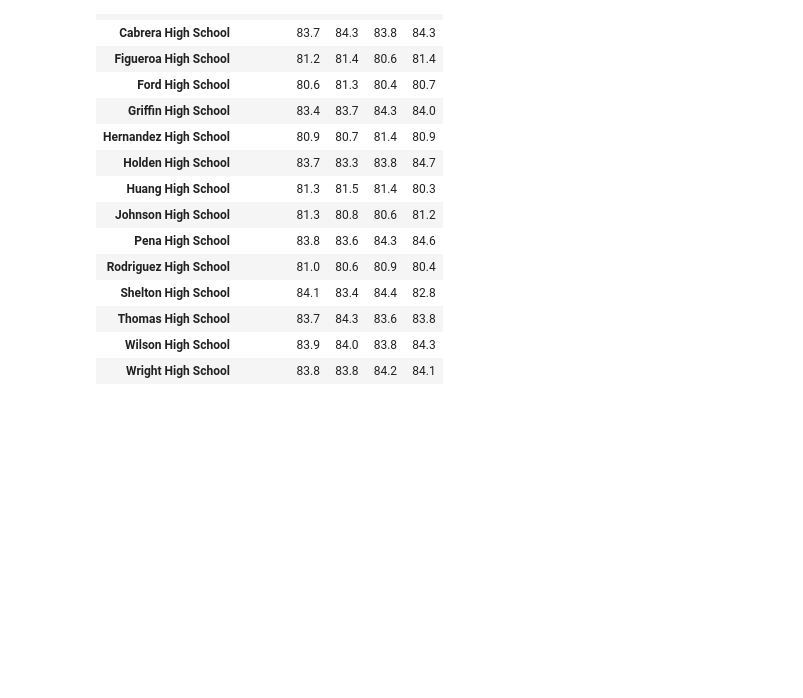
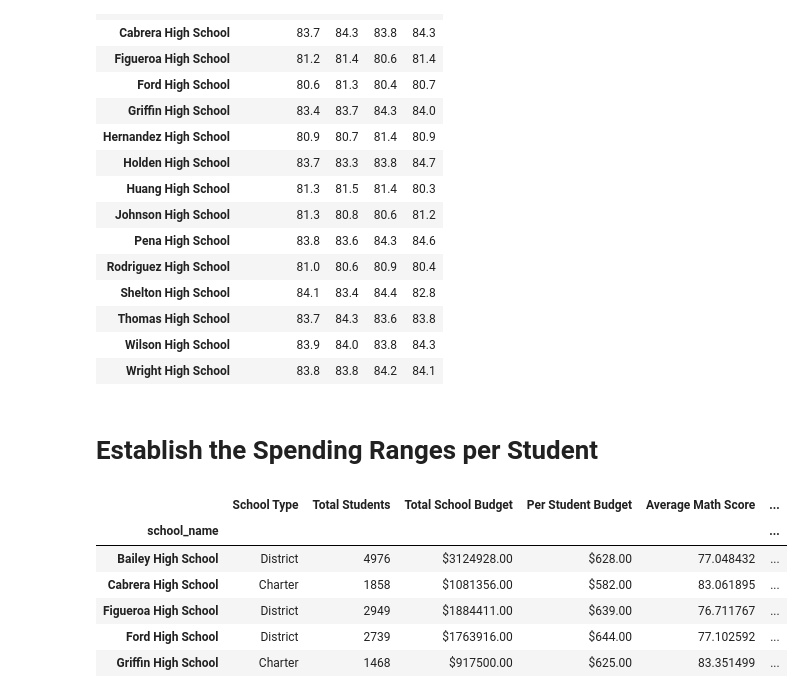
Before and after one commit to risedragon/School_District_Analysis, a Jupyter notebook: PyCitySchools.ipynb, the cells around one changed output. Saved outputs shown, nothing was run; the diff lists cells and outputs as text; code cells hidden in the pictures; blank space fills up the shorter version.

Commit message:
scores by school spending

```diff
--- a/PyCitySchools.ipynb
+++ b/PyCitySchools.ipynb
@@ -241,15 +241,15 @@ school_summary_df
 | Wright High School | Charter | 1800 | 1049400 | 83.682222 | 83.955000 | ... |
 # %%
 # Passing Math Students
-school_passing_math = passing_math_df.groupby('school_name').agg({'student_name':'count'})['student_name']/school_summary_df['Total Students']
+school_passing_math = passing_math_df.groupby('school_name').agg({'student_name':'count'})['student_name']/school_summary_df['Total Students']*100
 school_passing_math_df = pd.DataFrame({"% Passing Reading": school_passing_math})
 # %%
 # Passing Reading Students
-school_passing_reading = passing_reading_df.groupby('school_name').agg({'student_name':'count'})['student_name']/school_summary_df['Total Students']
+school_passing_reading = passing_reading_df.groupby('school_name').agg({'student_name':'count'})['student_name']/school_summary_df['Total Students']*100
 school_passing_reading_df = pd.DataFrame({"% Passing Math": school_passing_reading})
 # %%
 # Both Passing Students
-school_both_passing = passing_both_df.groupby('school_name').agg({'student_name':'count'})['student_name']/school_summary_df['Total Students']
+school_both_passing = passing_both_df.groupby('school_name').agg({'student_name':'count'})['student_name']/school_summary_df['Total Students']*100
 school_both_passing_df = pd.DataFrame({"% Overall Passing": school_both_passing})
 # %%
 # Merge Passing Math, Passing Reading, Both Passing
@@ -349,3 +349,21 @@ school_complete_df[["school_name","grade","reading_score"]].groupby(["school_nam
 | Thomas High School | 83.7 | 84.3 | 83.6 | 83.8 |
 | Wilson High School | 83.9 | 84.0 | 83.8 | 84.3 |
 | Wright High School | 83.8 | 83.8 | 84.2 | 84.1 |
+# %% [markdown]
+# Establish the Spending Ranges per Student
+# %%
+# Establish the spending bins and group names.
+spending_bins = [0, 585, 630, 645, 675]
+group_names = ["<$584", "$585-629", "$630-644", "$645-675"]
+# Categorize spending based on the bins.
+school_summary_df["Spending Ranges (Per Student)"]= pd.cut(school_summary_df['Per Student Budget'].replace('[\$]','',regex=True).astype('float'),spending_bins,labels = group_names)
+# %%
+school_summary_df.head()
+# %% [output]
+|  | School Type | Total Students | Total School Budget | Per Student Budget | Average Math Score | ... |
+| school_name |  |  |  |  |  | ... |
+| Bailey High School | District | 4976 | $3124928.00 | $628.00 | 77.048432 | ... |
+| Cabrera High School | Charter | 1858 | $1081356.00 | $582.00 | 83.061895 | ... |
+| Figueroa High School | District | 2949 | $1884411.00 | $639.00 | 76.711767 | ... |
+| Ford High School | District | 2739 | $1763916.00 | $644.00 | 77.102592 | ... |
+| Griffin High School | Charter | 1468 | $917500.00 | $625.00 | 83.351499 | ... |
```
Also changed, not shown: parts of 3 cells of this notebook.
